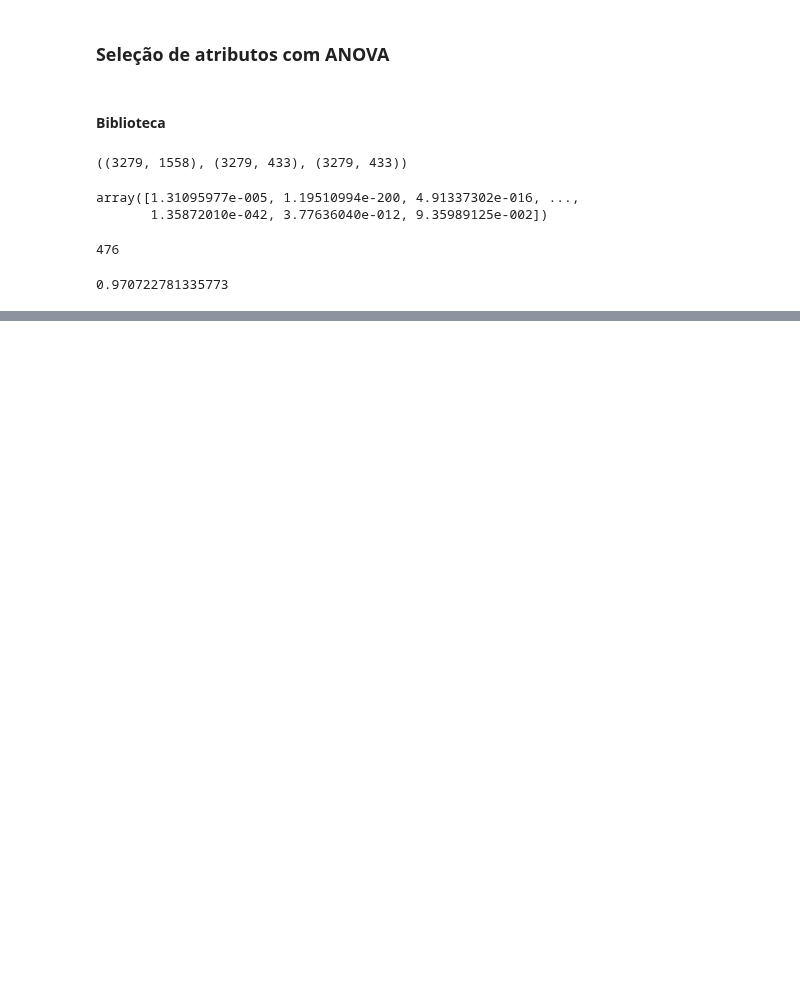
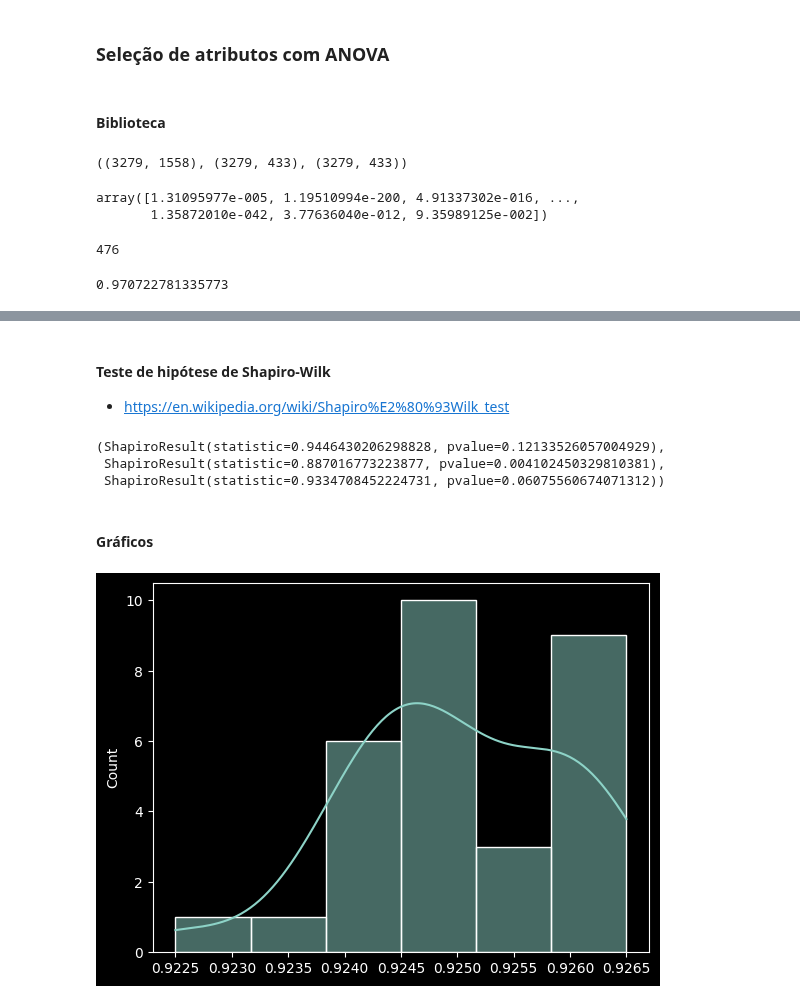
Before and after one commit to Joao-Inacio/Statistics_for-Data_Science, a Jupyter notebook: Intervalos_de_Confianca_e_Teste_de_Hipoteses/Testes_de_Hipoteses.ipynb, the cells around one changed output, grey strips where cells are left out. Cells and saved outputs as stored; diff of their text form; code cells hidden in the pictures; blank space fills up the shorter version.

Commit message:
Resultados dos algoritmos de Machine Learning

```diff
--- a/Intervalos_de_Confianca_e_Teste_de_Hipoteses/Testes_de_Hipoteses.ipynb
+++ b/Intervalos_de_Confianca_e_Teste_de_Hipoteses/Testes_de_Hipoteses.ipynb
@@ -415,0 +454,5 @@ accuracy_score(y, previsoes3)
+# %%
+# Substituindo valores nulos
+df['age'] = df['age'].fillna(idade)
+# Valores nulos
+df.isnull().sum()
@@ -415,0 +466,6 @@ accuracy_score(y, previsoes3)
+# %%
+# Valores de Previsão e classe
+X = df.iloc[:, 1:4].values
+y = df.iloc[:, 4].values
+# Valores mínimo e máximo
+min(X[0]), max(X[0])
@@ -415,0 +476,7 @@ accuracy_score(y, previsoes3)
+# %%
+# Lib e método
+from sklearn.preprocessing import StandardScaler
+scaler = StandardScaler()
+X = scaler.fit_transform(X)
+# Valores mínimo e máximo
+min(X[0]), max(X[0])
@@ -415,0 +485,23 @@ accuracy_score(y, previsoes3)
+# %%
+# Realizando o teste do modelo 30 vezes
+resultados_naive_cv = []
+resultados_logistica_cv = []
+resultados_forest_cv = []
+for i in range(30):
+    kfold = KFold(n_splits = 10, shuffle = True, random_state = i)
+
+    naive_bayes = GaussianNB()
+    scores = cross_val_score(naive_bayes, X, y, cv = kfold)
+    resultados_naive_cv.append(scores.mean())
+
+    logistica = LogisticRegression()
+    scores = cross_val_score(logistica, X, y, cv = kfold)
+    resultados_logistica_cv.append(scores.mean())
+
+    random_forest = RandomForestClassifier()
+    scores = cross_val_score(random_forest, X, y, cv = kfold)
+    resultados_forest_cv.append(scores.mean())
+
+resultados_naive_cv = np.array(resultados_naive_cv)
+resultados_logistica_cv = np.array(resultados_logistica_cv)
+resultados_forest_cv = np.array(resultados_forest_cv)
@@ -415,0 +513,3 @@ accuracy_score(y, previsoes3)
+# %% [markdown]
+#### Teste de hipótese de Shapiro-Wilk
+- https://en.wikipedia.org/wiki/Shapiro%E2%80%93Wilk_test
@@ -415,0 +519,10 @@ accuracy_score(y, previsoes3)
+# %%
+# Lib e teste
+from scipy.stats import shapiro
+shapiro(resultados_naive_cv), shapiro(resultados_logistica_cv), shapiro(resultados_forest_cv)
+# %% [output]
+(ShapiroResult(statistic=0.9446430206298828, pvalue=0.12133526057004929),
+ ShapiroResult(statistic=0.887016773223877, pvalue=0.004102450329810381),
+ ShapiroResult(statistic=0.9334708452224731, pvalue=0.06075560674071312))
+# %% [markdown]
+#### Gráficos
@@ -415,0 +532,5 @@ accuracy_score(y, previsoes3)
+# %%
+# Gráfico
+sns.histplot(resultados_naive_cv, kde=True);
+# %% [output]
+[figure, added]
```
Also changed, not shown: parts of 19 cells of this notebook.
